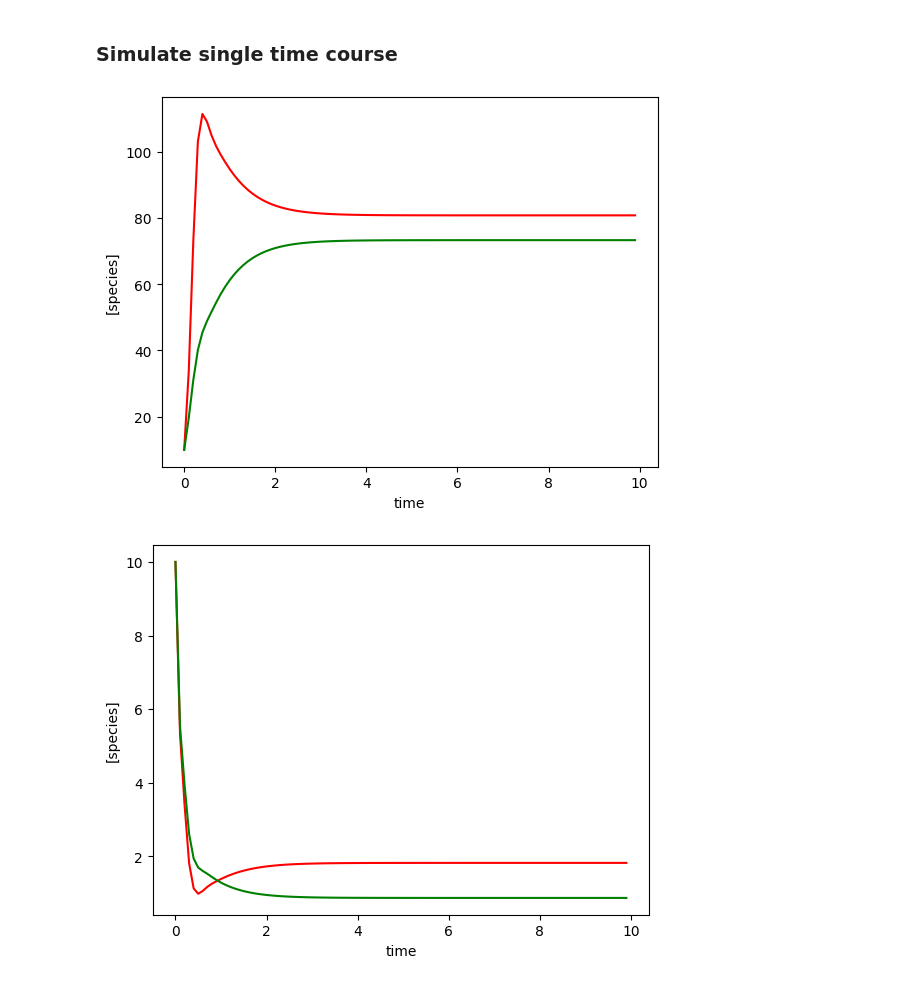
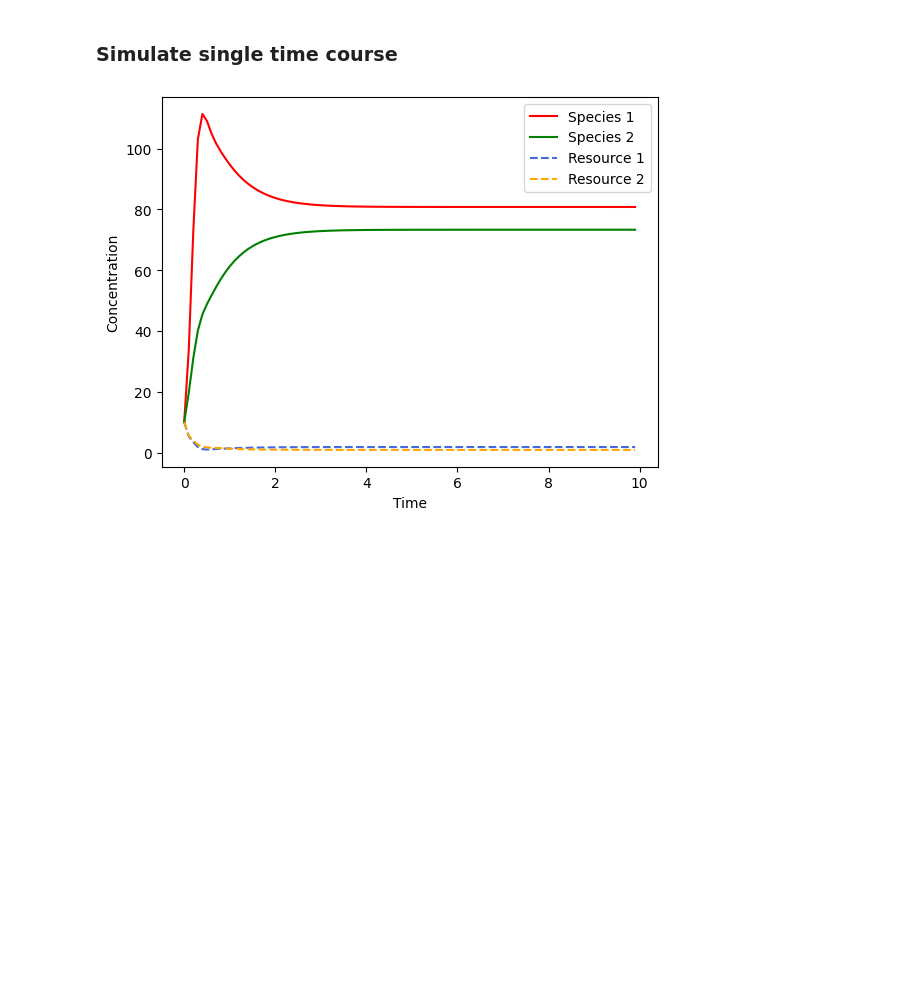
Before and after one commit to ucl-cssb/MIMIC, a Jupyter notebook: examples/CRM/examples-sim-CRM.ipynb, the cells around one changed output. Drawn from its saved outputs; the diff is of its cells as text; code cells hidden in the pictures; blank space fills up the shorter version.

```diff
--- a/examples/CRM/examples-sim-CRM.ipynb
+++ b/examples/CRM/examples-sim-CRM.ipynb
@@ -65,34 +56,49 @@ pd.to_pickle(params, 'params-s5.pkl')
 # %% [markdown]
 ### Simulate single time course
 # %%
-
-
 # initial conditions
 init_species = 10 * np.ones(num_species+num_resources)
 
 # instantiate simulator
-simulator = sim_CRM(num_species=num_species,
-                    num_resources=num_resources)
+
+simulator = sim_CRM()
 
 simulator.set_parameters(num_species = params['num_species'],
                          num_resources = params['num_resources'],
                          tau = params['tau'],
                          w = params['w'],
                          c = params['c'],
                          m = params['m'],
                          r = params['r'],
                          K = params['K'])
 
 simulator.print_parameters()
 
 observed_species, observed_resources = simulator.simulate(times, init_species)
 observed_data = np.hstack((observed_species, observed_resources))
 
-# plot species simulation
-plot_gLV(observed_species, times)
+# plot simulated species and resouce dynamics
 
-# plot resources simulation
-plot_gLV(observed_resources, times)
+plot_CRM(observed_species, observed_resources, times)
+
+
+# Write the data to a csv file
+df_species = pd.DataFrame(observed_species, columns=[f'species_{i + 1}' for i in range(observed_species.shape[1])])
+df_resources = pd.DataFrame(observed_resources, columns=[f'resource_{i + 1}' for i in range(observed_resources.shape[1])])
+
+# Add the time column to ensure combination matches up
+df_species['time'] = times
+df_resources['time'] = times
+
+# Combine the species and resources into one DataFrame
+df_combined = pd.concat([df_species.drop(columns=['time']), df_resources], axis=1)
+
+# Ensure 'time' is the first column
+cols = df_combined.columns.tolist()
+cols = cols[-1:] + cols[:-1]
+df_combined = df_combined[cols]
+
+# Write the combined data to a CSV file
+df_combined.to_csv('data-s2-r2.csv', index=False)
 # %% [output]
-[figure, old version]
+[figure, new version]
-[figure, removed]
```
Also changed, not shown: parts of 10 cells of this notebook, 4 other files.
